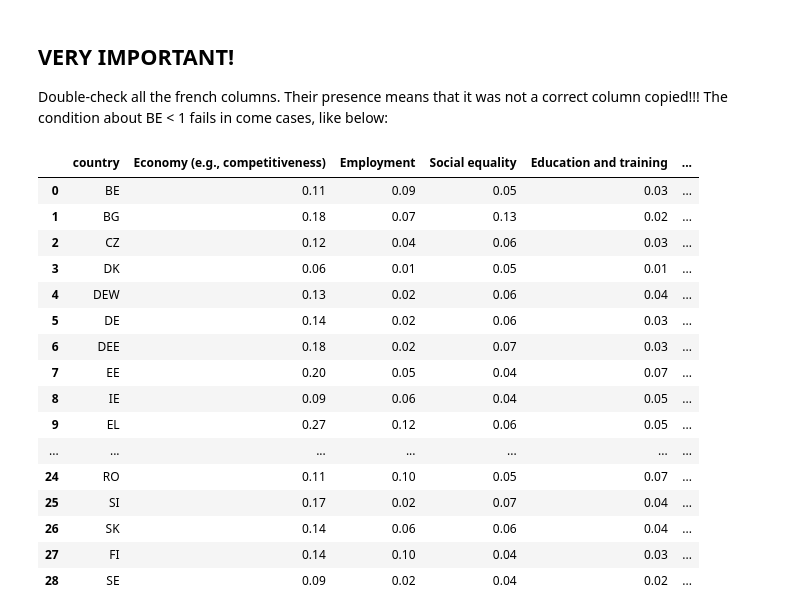
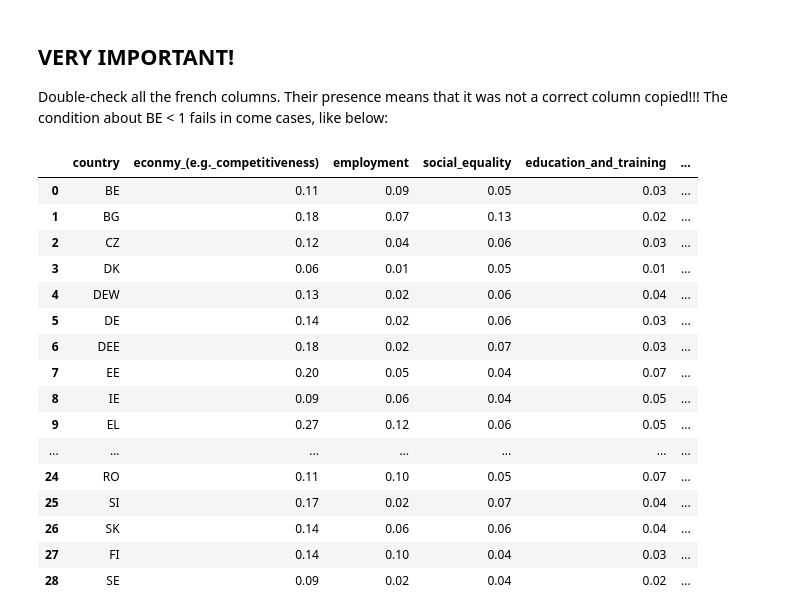
Before and after one commit to skibodaria/digital_literacy_eu, a Jupyter notebook: 02_data_retrieval/fix_dig.ipynb, the cells around one changed output. Cells and saved outputs as stored; diff of their text form; code cells hidden in the pictures.

Commit message:
fighting with mapping of the column names; some of them are too long; trying to develop a set of functions to deal with it in any eurobarometer excel file. the work is not done yet

```diff
--- a/02_data_retrieval/fix_dig.ipynb
+++ b/02_data_retrieval/fix_dig.ipynb
@@ -30,18 +31,42 @@ The condition about BE < 1 fails in come cases, like below:
 # %%
 df = pd.read_excel('./eurobarometer_data/eb_105.xlsx', sheet_name='QB7a', header=8)
 df = df.drop(columns={'<<Back to content','UE27\nEU27', 'UE27\\nEU27'},errors='ignore')
 num_cols = df.columns.drop('Unnamed: 1')
 df[num_cols] = df[num_cols].apply(pd.to_numeric, errors='coerce')
 df = df[df['BE'] < 1]
 df.set_index('Unnamed: 1',inplace=True)
 df = df.T
 df.index.name = 'country'
 df.reset_index(inplace=True)
 df.columns.name = None
+
+cleaned_cols = []
+for col in df.columns:
+    if col == 'country':
+        cleaned_cols.append(col)
+    else:
+        col_str = str(col).lower().strip()
+        col_str = col_str.replace("'", "").replace(",", "")
+        col_str = col_str.replace(":", "_").replace(" ", "_")
+        col_str = re.sub(r'_+', '_', col_str)  # collapses ___ down to _
+        cleaned_cols.append(col_str)
+df.columns = cleaned_cols
+
+mapping_df = pd.read_csv('mapping_columns.csv')
+mapping_df['raw_phrase'] = mapping_df['raw_phrase'].astype(str).str.lower().str.strip()
+mapping_df['clean_phrase'] = mapping_df['clean_phrase'].astype(str).str.lower().str.strip()
+
+mapping_df['phrase_len'] = mapping_df['raw_phrase'].str.len()
+mapping_df = mapping_df.sort_values(by='phrase_len', ascending=False)
+column_replacements = dict(zip(mapping_df['raw_phrase'], mapping_df['clean_phrase']))
+mapping_df.to_csv('mapping_columns.csv', index=False)
+
+for long_phrase, short_phrase in column_replacements.items():
+    df.columns = df.columns.str.replace(long_phrase, short_phrase, regex=False)
+
 df
-df.column
 # %% [output]
-|  | country | Economy (e.g., competitiveness) | Employment | Social equality | Education and training | ... |
+|  | country | econmy_(e.g._competitiveness) | employment | social_equality | education_and_training | ... |
 | 0 | BE | 0.11 | 0.09 | 0.05 | 0.03 | ... |
 | 1 | BG | 0.18 | 0.07 | 0.13 | 0.02 | ... |
 | 2 | CZ | 0.12 | 0.04 | 0.06 | 0.03 | ... |
```
Also changed, not shown: parts of 3 cells of this notebook, 4 other files.
